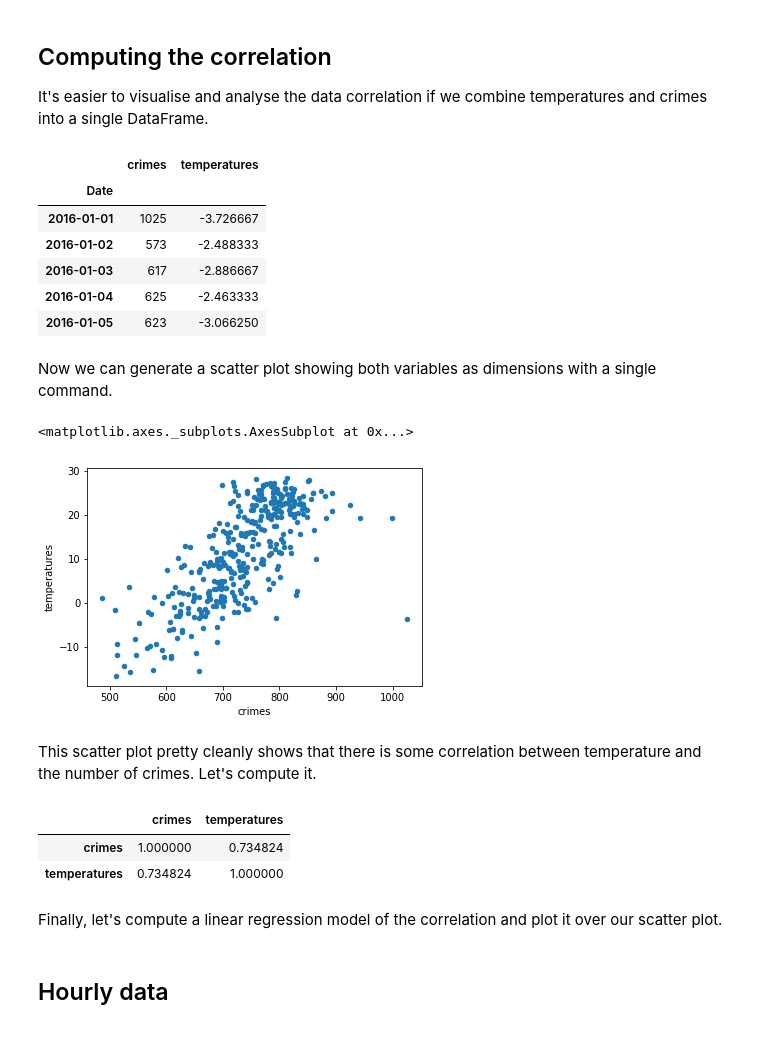
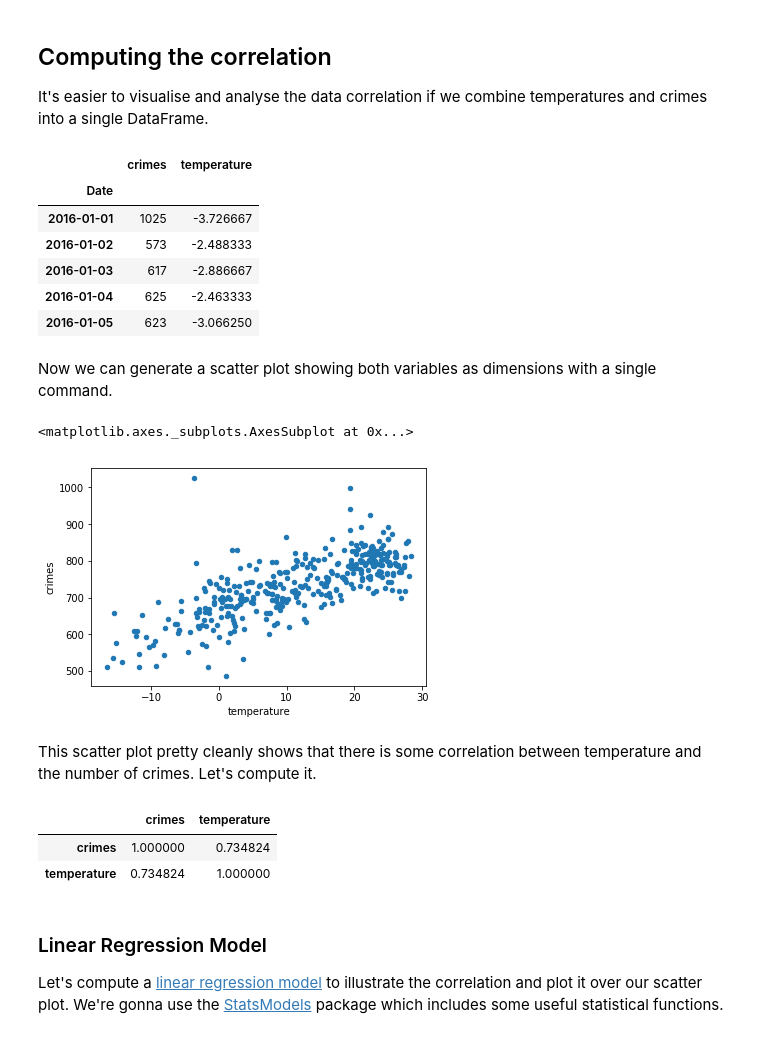
Before and after one commit to PacktPublishing/Jupyter-Notebook-for-Data-Science, a Jupyter notebook: chicago_crime_and_weather.ipynb, the cells around one changed output. Saved outputs shown, nothing was run; the diff lists cells and outputs as text; code cells hidden in the pictures.

```diff
--- a/chicago_crime_and_weather.ipynb
+++ b/chicago_crime_and_weather.ipynb
@@ -147,10 +147,10 @@ If you're reading this message in another frontend (for example, a static render
 
 It's easier to visualise and analyse the data correlation if we combine temperatures and crimes into a single DataFrame.
 # %%
-daily_df = pd.DataFrame({'crimes': daily_crimes, 'temperatures': daily_temperature})
+daily_df = pd.DataFrame({'crimes': daily_crimes, 'temperature': daily_temperature})
 daily_df.head()
 # %% [output]
-|  | crimes | temperatures |
+|  | crimes | temperature |
 | Date |  |  |
 | 2016-01-01 | 1025 | -3.726667 |
 | 2016-01-02 | 573 | -2.488333 |
@@ -160,17 +160,19 @@ daily_df.head()
 # %% [markdown]
 Now we can generate a scatter plot showing both variables as dimensions with a single command.
 # %%
-daily_df.plot(kind='scatter', x='crimes', y='temperatures')
+daily_df.plot(kind='scatter', x='temperature', y='crimes')
 # %% [output]
 <matplotlib.axes._subplots.AxesSubplot at 0x...>
-[figure, old version]
+[figure, new version]
 # %% [markdown]
 This scatter plot pretty cleanly shows that there is some correlation between temperature and the number of crimes. Let's compute it.
 # %%
 daily_df.corr() # Pearson correlation by default – the standard correlation coefficient
 # %% [output]
-|  | crimes | temperatures |
+|  | crimes | temperature |
 | crimes | 1.000000 | 0.734824 |
-| temperatures | 0.734824 | 1.000000 |
+| temperature | 0.734824 | 1.000000 |
 # %% [markdown]
-Finally, let's compute a linear regression model of the correlation and plot it over our scatter plot.
+### Linear Regression Model
+
+Let's compute a [linear regression model](https://en.wikipedia.org/wiki/Linear_regression) to illustrate the correlation and plot it over our scatter plot. We're gonna use the [StatsModels](https://www.statsmodels.org/dev/index.html) package which includes some useful statistical functions.
@@ -193,2 +178,0 @@ ax.set_xlim([1, 2])
-# %% [markdown]
-## Hourly data
```
Also changed, not shown: parts of 19 cells of this notebook.
